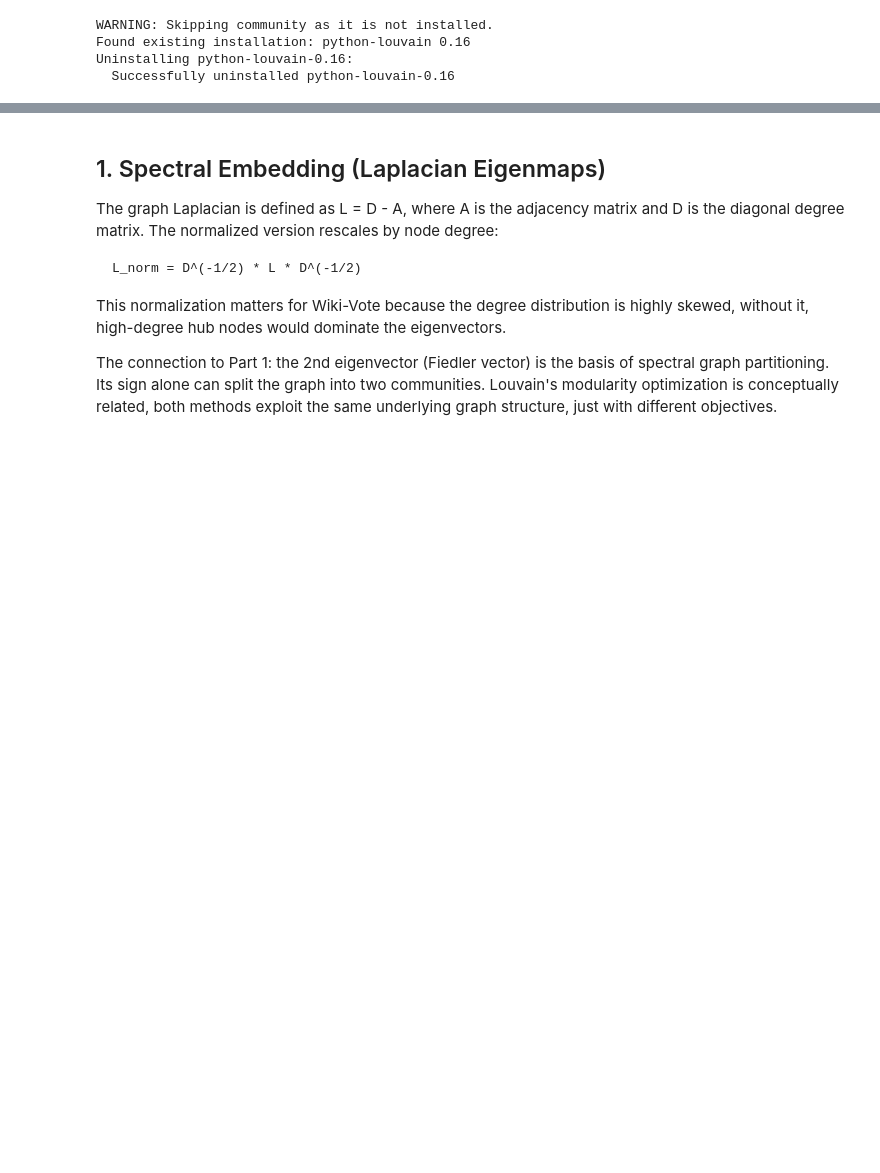
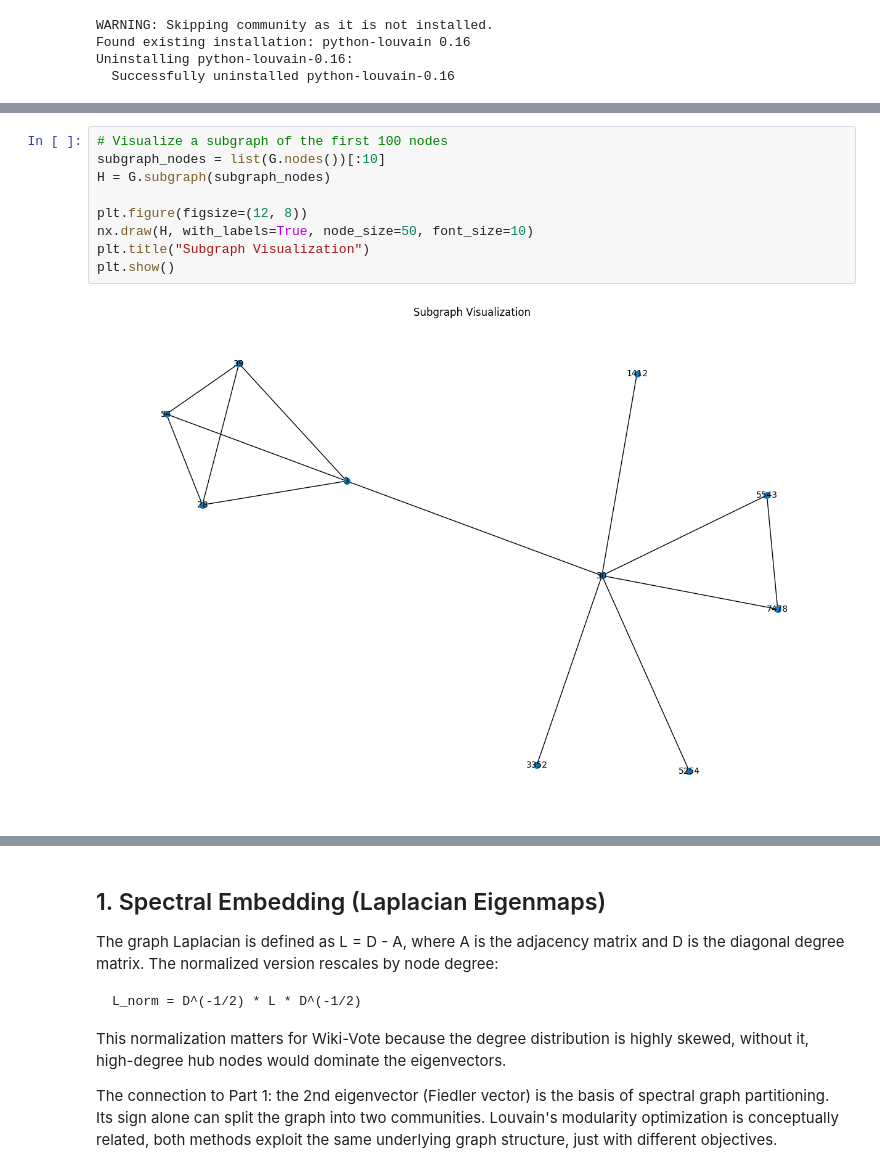
Before and after one commit to saracherif123/Graph-Community-Detection, a Jupyter notebook: wiki_vote_embeddings_gnn.ipynb, the cells around one changed output, grey strips where cells are left out. Cells and saved outputs as stored; diff of their text form; blank space fills up the shorter version.

```diff
--- a/wiki_vote_embeddings_gnn.ipynb
+++ b/wiki_vote_embeddings_gnn.ipynb
@@ -45,0 +169,11 @@ Uninstalling python-louvain-0.16:
+# %%
+# Visualize a subgraph of the first 100 nodes
+subgraph_nodes = list(G.nodes())[:10]
+H = G.subgraph(subgraph_nodes)
+
+plt.figure(figsize=(12, 8))
+nx.draw(H, with_labels=True, node_size=50, font_size=10)
+plt.title("Subgraph Visualization")
+plt.show()
+# %% [output]
+[figure, added]
```
Also changed, not shown: parts of 10 cells of this notebook, 1 other file.
